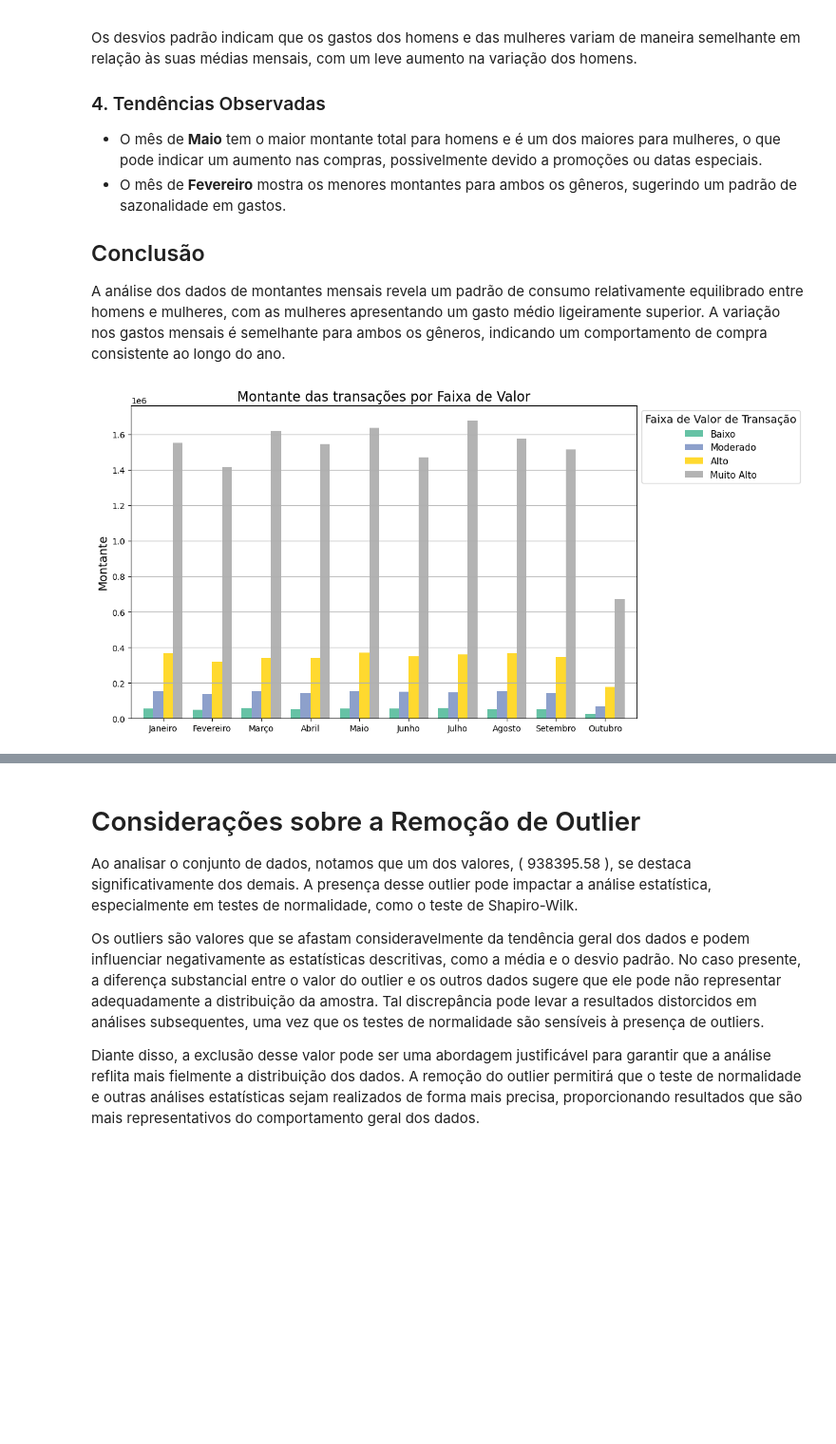
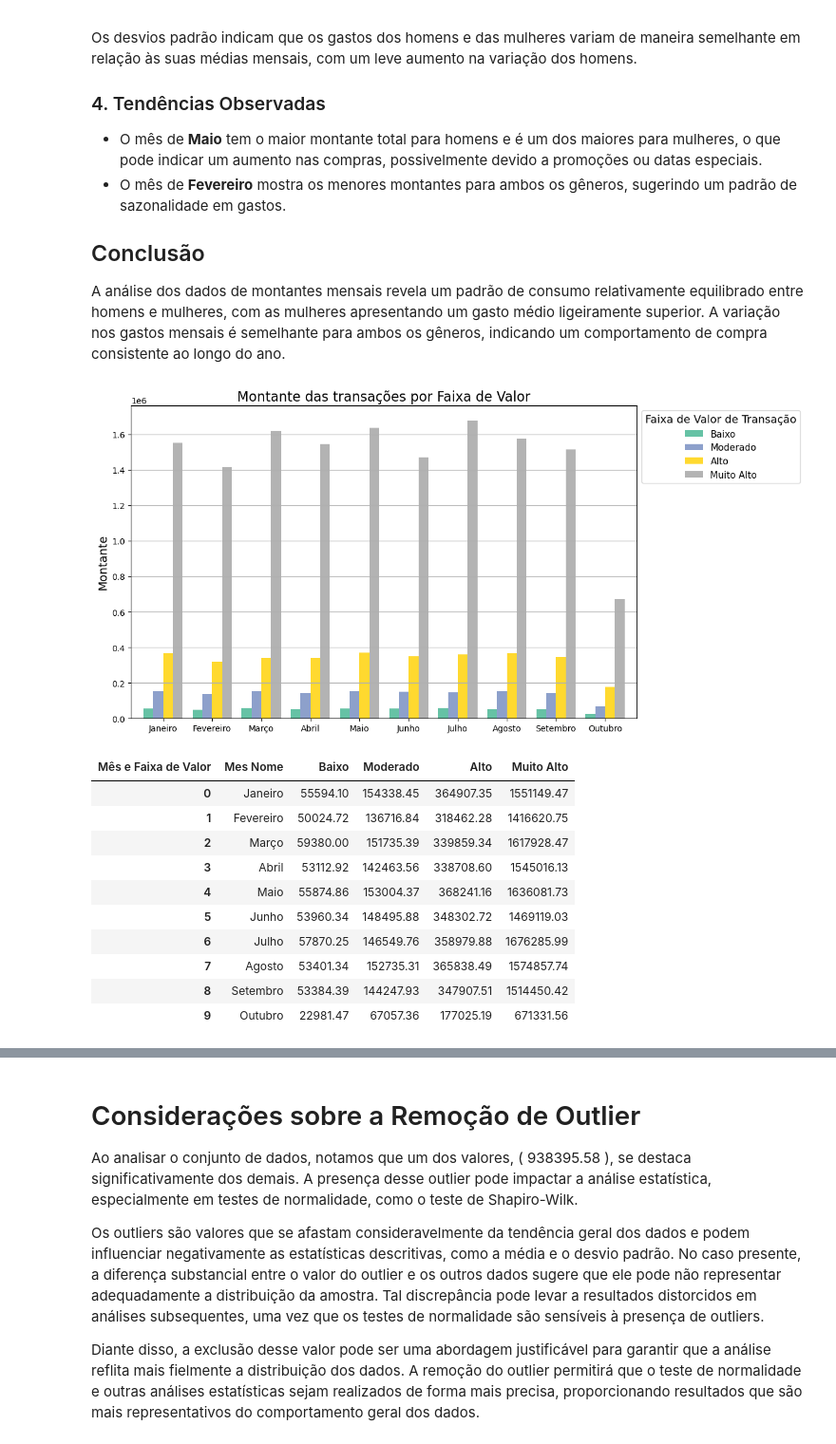
Before and after one commit to CesarMancioSilva/poo_monte_carlo, a Jupyter notebook: csv_file.ipynb, the cells around one changed output, grey strips where cells are left out. Shown: that part at 95% size. Drawn from its saved outputs; the diff is of its cells as text; code cells hidden in the pictures; blank space fills up the shorter version.

Commit message:
Adição de analise das faixas de valores

```diff
--- a/csv_file.ipynb
+++ b/csv_file.ipynb
@@ -361,23 +361,37 @@ A análise dos dados de montantes mensais revela um padrão de consumo relativam
 # %%
 # Agrupar por mês e faixa de valor, e somar as transações
 contribuicao_mensal = data.groupby(['Mes Nome', 'Faixa de Valor'], observed=False)['Transaction Amount'].sum().unstack(fill_value=0)
 
 
 # Criar gráfico de barras agrupadas
 plt.figure(figsize=(12, 6))
 contribuicao_mensal.plot(kind='bar', width=0.8, colormap='Set2', ax=plt.gca())
 
 # Melhorar o layout do gráfico
 plt.title('Montante das transações por Faixa de Valor', fontsize=16)
 plt.xlabel('')
 plt.ylabel('Montante', fontsize=14)
 plt.xticks(rotation=0)  # Manter os meses na horizontal
 plt.legend(title='Faixa de Valor de Transação', title_fontsize='13', fontsize='11',bbox_to_anchor=(1, 1))
 plt.grid(axis='y')
 # Ajustar a exibição
 plt.tight_layout()
 
 # Exibir o gráfico
 plt.show()
+tabela_contribuicao = contribuicao_mensal.reset_index()
+tabela_contribuicao.columns.name = 'Mês e Faixa de Valor'
+display(tabela_contribuicao)
 # %% [output]
 [figure]
+| Mês e Faixa de Valor | Mes Nome | Baixo | Moderado | Alto | Muito Alto |
+| 0 | Janeiro | 55594.10 | 154338.45 | 364907.35 | 1551149.47 |
+| 1 | Fevereiro | 50024.72 | 136716.84 | 318462.28 | 1416620.75 |
+| 2 | Março | 59380.00 | 151735.39 | 339859.34 | 1617928.47 |
+| 3 | Abril | 53112.92 | 142463.56 | 338708.60 | 1545016.13 |
+| 4 | Maio | 55874.86 | 153004.37 | 368241.16 | 1636081.73 |
+| 5 | Junho | 53960.34 | 148495.88 | 348302.72 | 1469119.03 |
+| 6 | Julho | 57870.25 | 146549.76 | 358979.88 | 1676285.99 |
+| 7 | Agosto | 53401.34 | 152735.31 | 365838.49 | 1574857.74 |
+| 8 | Setembro | 53384.39 | 144247.93 | 347907.51 | 1514450.42 |
+| 9 | Outubro | 22981.47 | 67057.36 | 177025.19 | 671331.56 |
```
Also changed, not shown: parts of 2 cells of this notebook.
